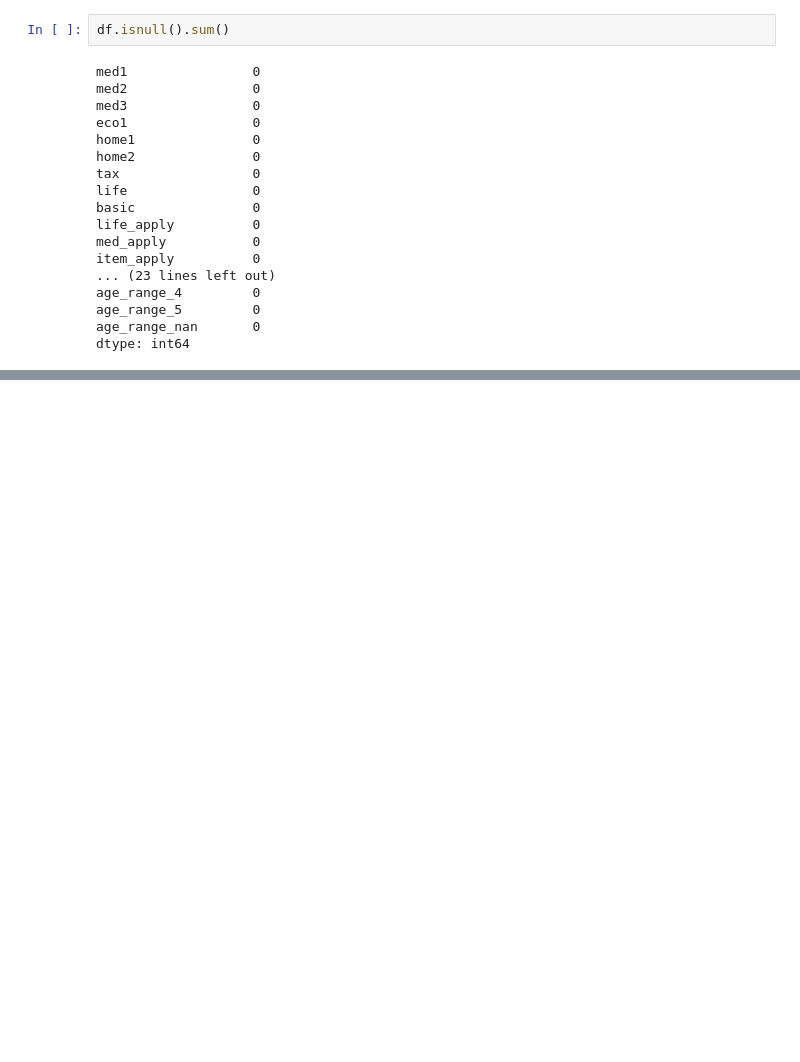
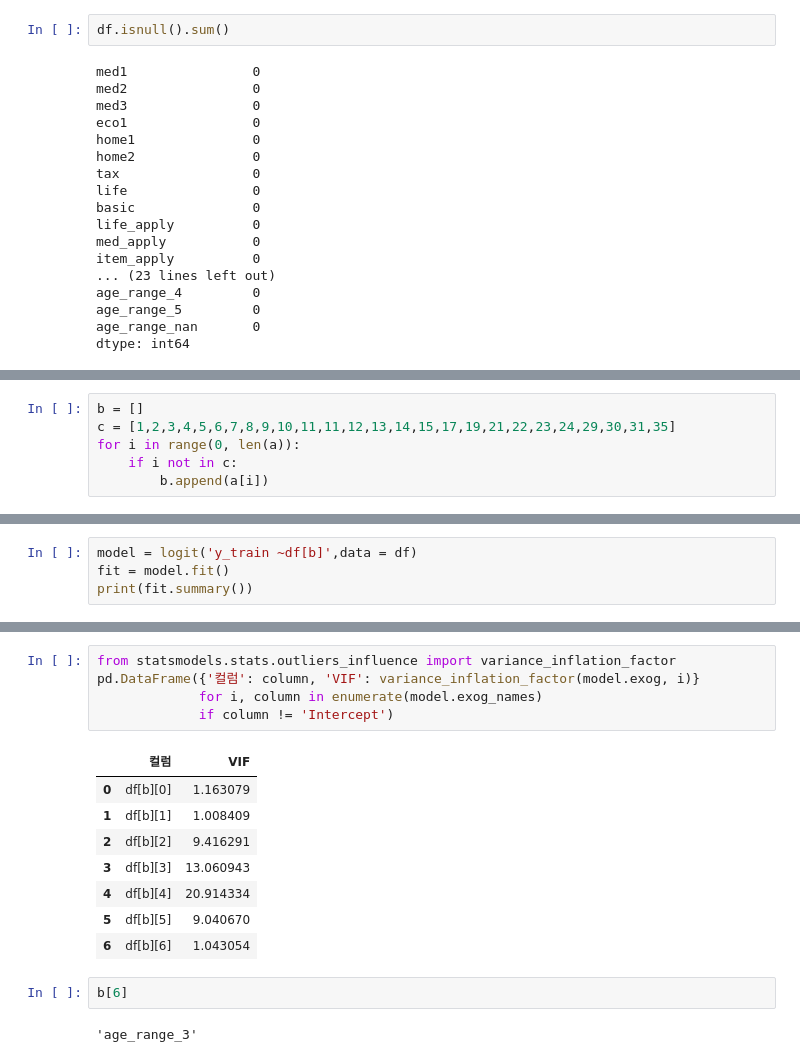
Before and after one commit to jihun5/it_jupyter, a Jupyter notebook: 여러가지/세미프로잭트진행(3).ipynb, the cells around one changed output, grey strips where cells are left out. Cells and saved outputs as stored; diff of their text form; blank space fills up the shorter version.

```diff
--- a/여러가지/세미프로잭트진행(3).ipynb
+++ b/여러가지/세미프로잭트진행(3).ipynb
@@ -1074,0 +1071,6 @@ df[a][35]      1.6843      1.225      1.375      0.169      -0.717       4.086
+# %%
+b = []
+c = [1,2,3,4,5,6,7,8,9,10,11,11,12,13,14,15,17,19,21,22,23,24,29,30,31,35]
+for i in range(0, len(a)):
+    if i not in c:
+        b.append(a[i])
@@ -1078,0 +1114,4 @@ df[a][35]      1.6843      1.225      1.375      0.169      -0.717       4.086
+# %%
+model = logit('y_train ~df[b]',data = df)
+fit = model.fit()
+print(fit.summary())
@@ -1078,0 +1190,18 @@ df[a][35]      1.6843      1.225      1.375      0.169      -0.717       4.086
+# %%
+from statsmodels.stats.outliers_influence import variance_inflation_factor
+pd.DataFrame({'컬럼': column, 'VIF': variance_inflation_factor(model.exog, i)}
+             for i, column in enumerate(model.exog_names)
+             if column != 'Intercept')
+# %% [output]
+|  | 컬럼 | VIF |
+| 0 | df[b][0] | 1.163079 |
+| 1 | df[b][1] | 1.008409 |
+| 2 | df[b][2] | 9.416291 |
+| 3 | df[b][3] | 13.060943 |
+| 4 | df[b][4] | 20.914334 |
+| 5 | df[b][5] | 9.040670 |
+| 6 | df[b][6] | 1.043054 |
+# %%
+b[6]
+# %% [output]
+'age_range_3'
```
Also changed, not shown: parts of 11 cells of this notebook, 3 other files.
